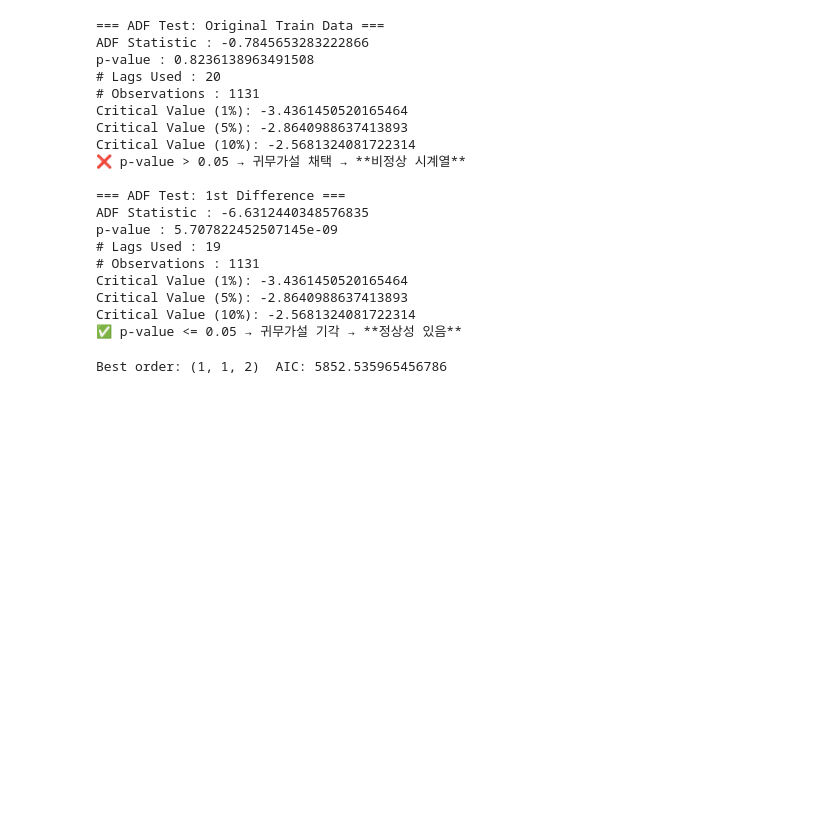
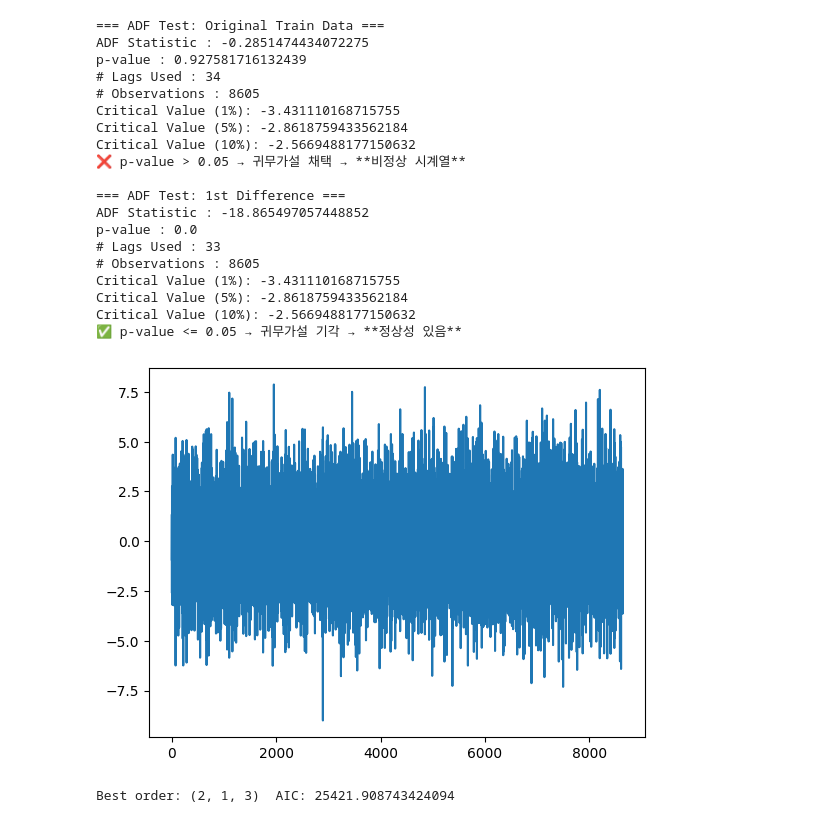
Before and after one commit to hyeonseonn/sensing_app, a Jupyter notebook: Statistical_Models_0722.ipynb, the cells around one changed output. Cells and saved outputs as stored; diff of their text form; code cells hidden in the pictures; blank space fills up the shorter version.

```diff
--- a/Statistical_Models_0722.ipynb
+++ b/Statistical_Models_0722.ipynb
@@ -2,94 +2,107 @@
 <a href="https://colab.research.google.com/github/hyeonseonn/sensing_app/blob/main/Statistical_Models_0722.ipynb" target="_parent"><img src="https://colab.research.google.com/assets/colab-badge.svg" alt="Open In Colab"/></a>
 # %%
 # 통계 (ARIMA) 모델 : 단기 데이터에 유리, 선형 학습 기반  (예측 시간 길어질수록 오차 증가)
+# AR (Autoregressive, 자기회귀) 과 MA (moving average) 를 합친 모델 (현재 시점의 상태를 파악하는 과거 시점의 자기 자신과 추세까지 전부 반영)
+# 차분을 통해 non-stationary한 상황에서 예측 하는 것 목표
 
 import numpy as np
 import pandas as pd
 import matplotlib.pyplot as plt
 from statsmodels.tsa.arima.model import ARIMA
 from sklearn.metrics import mean_squared_error, mean_absolute_error, r2_score
+import statsmodels.api as sm
 
 np.random.seed(42)
-days = 5
+days = 30
 points_per_day = 24*12
 total_points = days * points_per_day
-cpu = 50 + 20*np.sin(np.linspace(0, 15, total_points)) + np.random.normal(0, 3, total_points)
+# cpu = 50 + 20*np.sin(np.linspace(0, 15, total_points))
+cpu = 50 + 20*np.sin(np.linspace(0, 15, total_points)) + np.random.normal(0, 1.5, total_points)
 df = pd.DataFrame({'CPU rate': np.clip(cpu,0,100)})
+
 
 # train/ test
 split_ratio = 0.8
 split_idx = int(len(df) * split_ratio)
-
 train_data = df['CPU rate'][:split_idx]
 test_data = df['CPU rate'][split_idx:]
 
 # ADF 검정
 from statsmodels.tsa.stattools import adfuller
 
 def adf_test(series, title=''):
     print(f"=== ADF Test: {title} ===")
     result = adfuller(series)
     labels = ['ADF Statistic', 'p-value', '# Lags Used', '# Observations']
     for value,label in zip(result[:4], labels):
         print(f"{label} : {value}")
     for key, value in result[4].items():
         print(f"Critical Value ({key}): {value}")
     if result[1] <= 0.05:
         print("✅ p-value <= 0.05 → 귀무가설 기각 → **정상성 있음**")
     else:
         print("❌ p-value > 0.05 → 귀무가설 채택 → **비정상 시계열**")
     print()
 
+
 # 1. 원본 train_data 정상성 검정
-adf_test(train_data, title='Original Train Data')
+adf_test(df, title='Original Train Data')
 
 # 2. 1차 차분 후 정상성 검정
-diff_series = train_data.diff().dropna()
+diff_series = df.diff().dropna()
 adf_test(diff_series, title='1st Difference')
+plt.plot(diff_series)
+plt.show()
 
 # 차분에서 정상 -> d = 1로 모델 피팅 (p,1,q)
+
+# 3. 2차 차분
+# diff_series_re = diff_series.diff().dropna()
+# adf_test(diff_series_re, title='2st Difference')
+# plt.plot(diff_series_re)
+# plt.show()
 # %% [output]
 === ADF Test: Original Train Data ===
-ADF Statistic : -0.7845653283222866
-p-value : 0.8236138963491508
-# Lags Used : 20
-# Observations : 1131
-Critical Value (1%): -3.4361450520165464
-Critical Value (5%): -2.8640988637413893
-Critical Value (10%): -2.5681324081722314
+ADF Statistic : -0.2851474434072275
+p-value : 0.927581716132439
+# Lags Used : 34
+# Observations : 8605
+Critical Value (1%): -3.431110168715755
+Critical Value (5%): -2.8618759433562184
+Critical Value (10%): -2.5669488177150632
 ❌ p-value > 0.05 → 귀무가설 채택 → **비정상 시계열**
 
 === ADF Test: 1st Difference ===
-ADF Statistic : -6.6312440348576835
-p-value : 5.707822452507145e-09
-# Lags Used : 19
-# Observations : 1131
-Critical Value (1%): -3.4361450520165464
-Critical Value (5%): -2.8640988637413893
-Critical Value (10%): -2.5681324081722314
+ADF Statistic : -18.865497057448852
+p-value : 0.0
+# Lags Used : 33
+# Observations : 8605
+Critical Value (1%): -3.431110168715755
+Critical Value (5%): -2.8618759433562184
+Critical Value (10%): -2.5669488177150632
 ✅ p-value <= 0.05 → 귀무가설 기각 → **정상성 있음**
+[figure, added]
 # %%
 # p,q 결정
 import warnings
 from statsmodels.tsa.arima.model import ARIMA
-
 warnings.filterwarnings("ignore")
 
 best_aic = np.inf
 best_order = None
 
-for p in range(0,4):     # 0~3
-    for q in range(0,4): # 0~3
+for p in range(0,4):
+    for q in range(0,4):
         try:
             model = ARIMA(train_data, order=(p,1,q))
             result = model.fit()
             if result.aic < best_aic:
-                best_aic = result.aic
+                best_aic = result.aic  # aic 가장 작게 하는 조합으로 선택
                 best_order = (p,1,q)
         except:
             continue
 
 print("Best order:", best_order, " AIC:", best_aic)
 # %% [output]
-Best order: (1, 1, 2)  AIC: 5852.535965456786
+Best order: (2, 1, 3)  AIC: 25421.908743424094
 # %%
```
Also changed, not shown: parts of 1 cell of this notebook.
